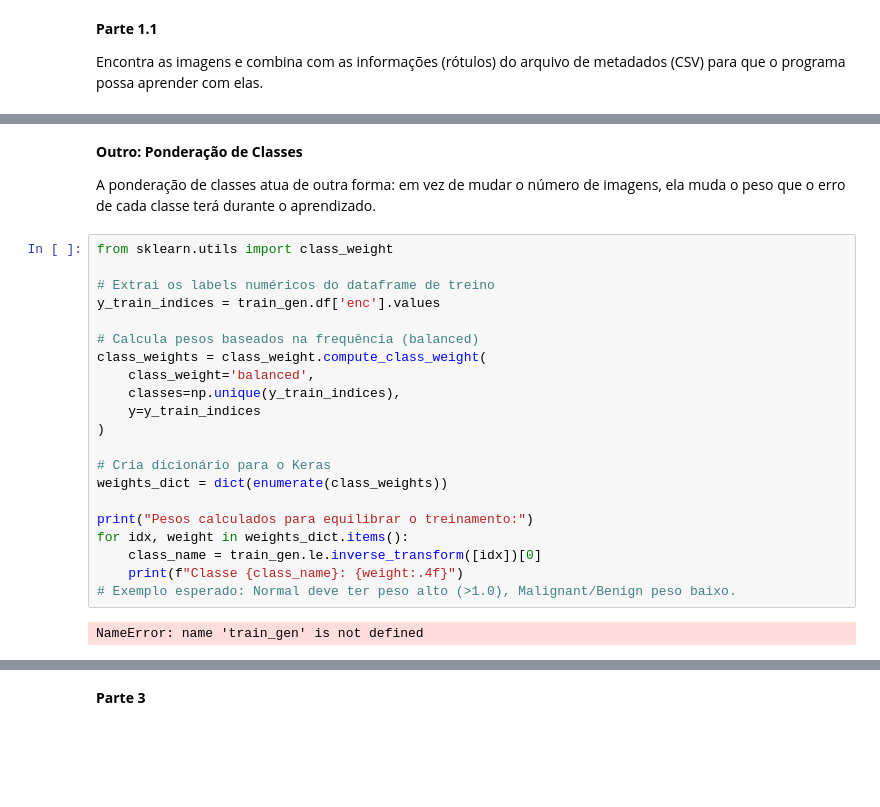
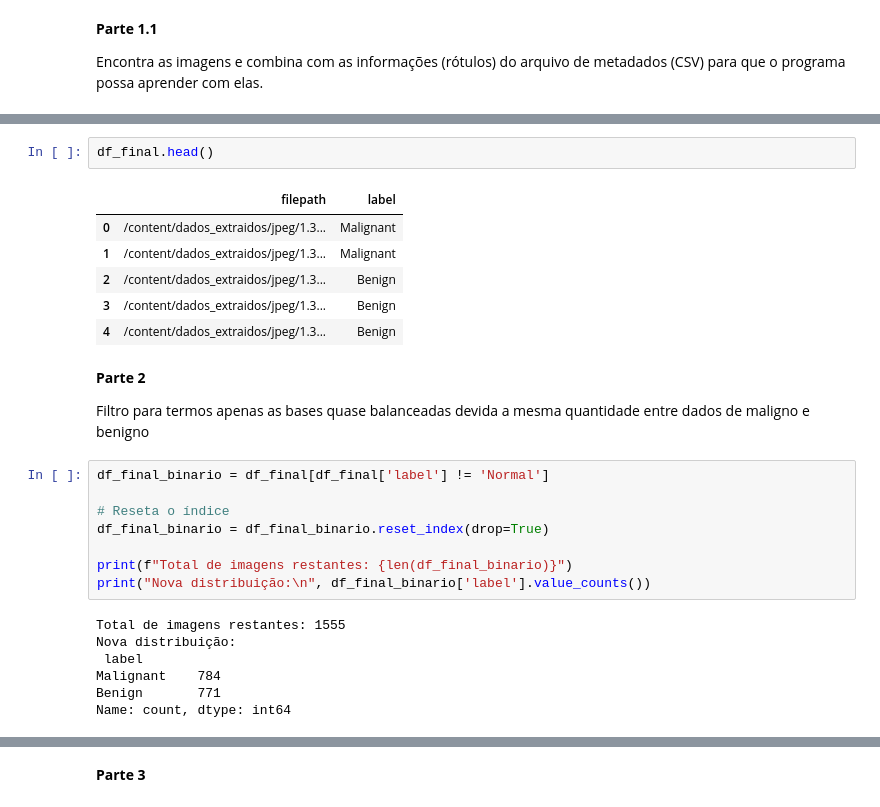
Before and after one commit to SandraRojasZ/Pos_Unifesp, a Jupyter notebook: PMI/BreastCancer/BreastCancer.ipynb, the cells around one changed output, grey strips where cells are left out. Drawn from its saved outputs; the diff is of its cells as text; blank space fills up the shorter version.

Commit message:
Treinamento de dados binários

```diff
--- a/PMI/BreastCancer/BreastCancer.ipynb
+++ b/PMI/BreastCancer/BreastCancer.ipynb
@@ -236,27 +171,28 @@ Treino: 1365 | Teste/Validação: 585
-# %% [markdown]
-**Outro: Ponderação de Classes**
-
-A ponderação de classes atua de outra forma: em vez de mudar o número de imagens, ela muda o peso que o erro de cada classe terá durante o aprendizado.
-# %%
-from sklearn.utils import class_weight
-
-# Extrai os labels numéricos do dataframe de treino
-y_train_indices = train_gen.df['enc'].values
-
-# Calcula pesos baseados na frequência (balanced)
-class_weights = class_weight.compute_class_weight(
-    class_weight='balanced',
-    classes=np.unique(y_train_indices),
-    y=y_train_indices
-)
-
-# Cria dicionário para o Keras
-weights_dict = dict(enumerate(class_weights))
-
-print("Pesos calculados para equilibrar o treinamento:")
-for idx, weight in weights_dict.items():
-    class_name = train_gen.le.inverse_transform([idx])[0]
-    print(f"Classe {class_name}: {weight:.4f}")
-# Exemplo esperado: Normal deve ter peso alto (>1.0), Malignant/Benign peso baixo.
-# %% [output]
-NameError: name 'train_gen' is not defined
+# %%
+df_final.head()
+# %% [output]
+|  | filepath | label |
+| 0 | /content/dados_extraidos/jpeg/1.3... | Malignant |
+| 1 | /content/dados_extraidos/jpeg/1.3... | Malignant |
+| 2 | /content/dados_extraidos/jpeg/1.3... | Benign |
+| 3 | /content/dados_extraidos/jpeg/1.3... | Benign |
+| 4 | /content/dados_extraidos/jpeg/1.3... | Benign |
+# %% [markdown]
+**Parte 2**
+
+Filtro para termos apenas as bases quase balanceadas devida a mesma quantidade entre dados de maligno e benigno
+# %%
+df_final_binario = df_final[df_final['label'] != 'Normal']
+
+# Reseta o índice
+df_final_binario = df_final_binario.reset_index(drop=True)
+
+print(f"Total de imagens restantes: {len(df_final_binario)}")
+print("Nova distribuição:\n", df_final_binario['label'].value_counts())
+# %% [output]
+Total de imagens restantes: 1555
+Nova distribuição:
+ label
+Malignant    784
+Benign       771
+Name: count, dtype: int64
```
Also changed, not shown: parts of 13 cells of this notebook.
